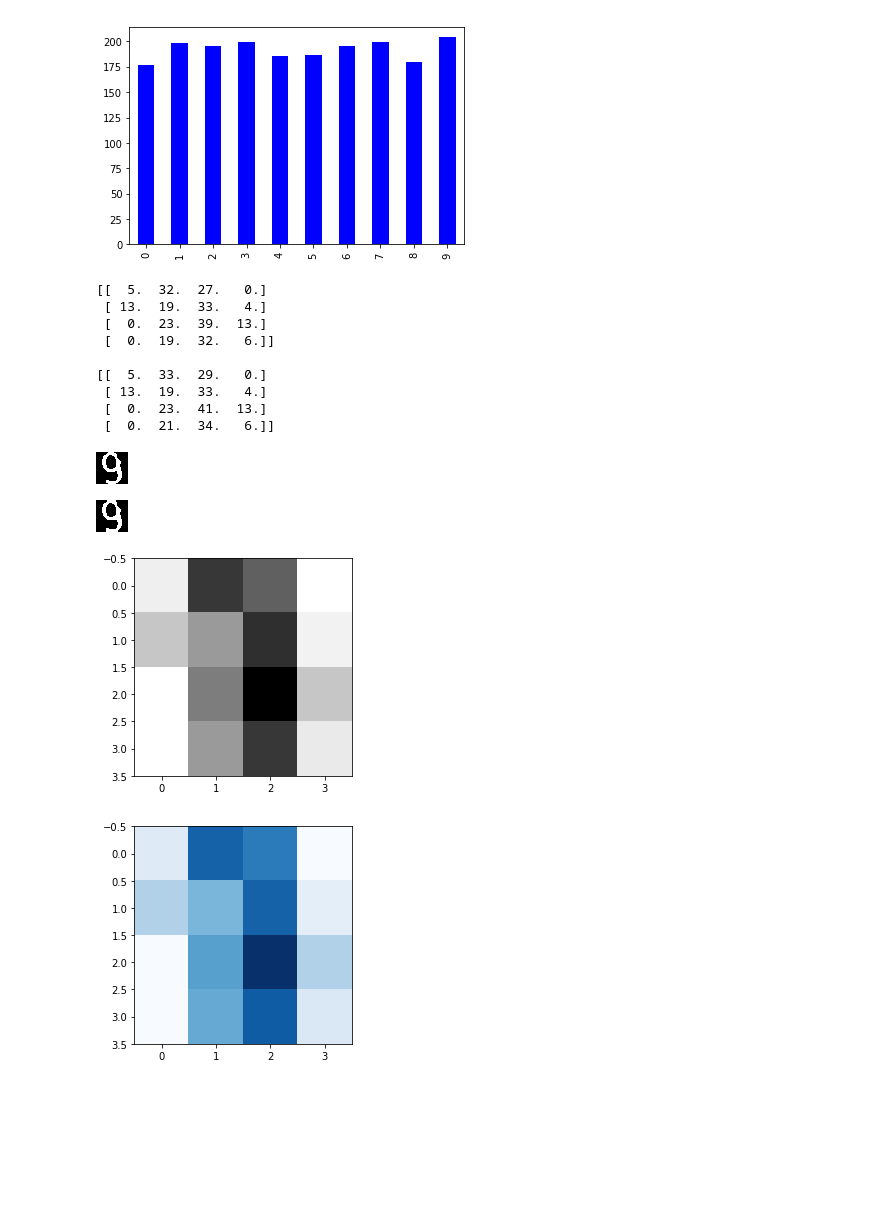
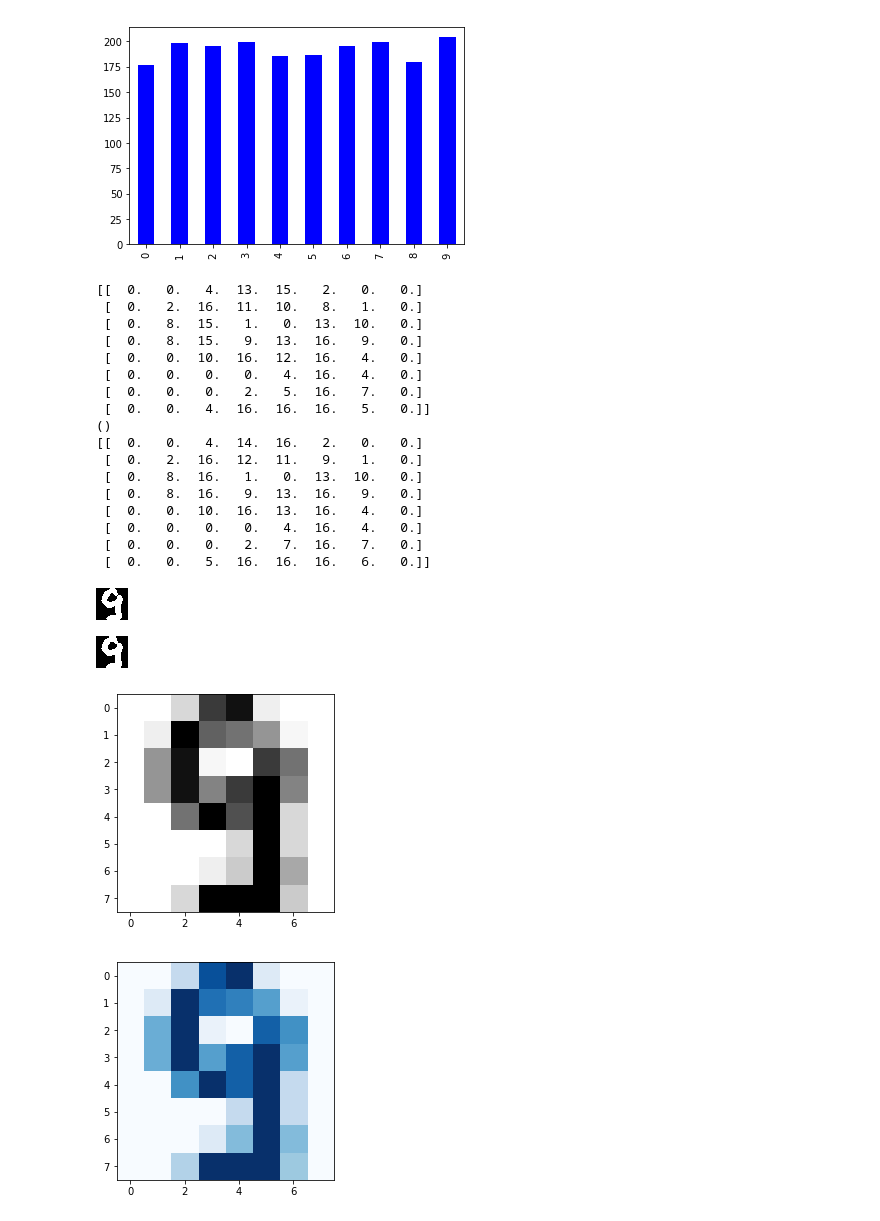
Before and after one commit to jsmienk/IML, a Jupyter notebook: notebooks/feature_extraction.ipynb, the cells around one changed output. Cells and saved outputs as stored; diff of their text form; code cells hidden in the pictures; blank space fills up the shorter version.

```diff
--- a/notebooks/feature_extraction.ipynb
+++ b/notebooks/feature_extraction.ipynb
@@ -101,46 +101,54 @@ digit_counts.plot(kind='bar')
 # %%
 # TESTING WEIGHTED MATRIX CREATION
 def get_weighted_matrix(img):
-    COUNT = 4
+    COUNT = 8
     CROP = SIZE / COUNT
     m = np.zeros((COUNT, COUNT))
     for y in range(COUNT):
         for x in range(COUNT):
             part = img.crop(x * CROP, y * CROP, CROP, CROP)
             m[x][y] = (part.getNumpy()[:,:,0] / 255).sum()
     return m.T
 
 
 img_raw = data_sorted.image_raw[1811]
 img = data_sorted.image[1811]
 
 m_raw = get_weighted_matrix(img_raw)
 m = get_weighted_matrix(img)
-print m_raw
-print
-print m
+print(m_raw)
+print()
+print(m)
 
 img_raw.save(disp)
 img.save(disp)
 
 plt.imshow(m_raw, cmap='Greys', interpolation='nearest')
 plt.show()
 plt.imshow(m, cmap='Blues', interpolation='nearest')
 plt.show()
 # %% [output]
-[[  5.  32.  27.   0.]
- [ 13.  19.  33.   4.]
- [  0.  23.  39.  13.]
- [  0.  19.  32.   6.]]
-
-[[  5.  33.  29.   0.]
- [ 13.  19.  33.   4.]
- [  0.  23.  41.  13.]
- [  0.  21.  34.   6.]]
+[[  0.   0.   4.  13.  15.   2.   0.   0.]
+ [  0.   2.  16.  11.  10.   8.   1.   0.]
+ [  0.   8.  15.   1.   0.  13.  10.   0.]
+ [  0.   8.  15.   9.  13.  16.   9.   0.]
+ [  0.   0.  10.  16.  12.  16.   4.   0.]
+ [  0.   0.   0.   0.   4.  16.   4.   0.]
+ [  0.   0.   0.   2.   5.  16.   7.   0.]
+ [  0.   0.   4.  16.  16.  16.   5.   0.]]
+()
+[[  0.   0.   4.  14.  16.   2.   0.   0.]
+ [  0.   2.  16.  12.  11.   9.   1.   0.]
+ [  0.   8.  16.   1.   0.  13.  10.   0.]
+ [  0.   8.  16.   9.  13.  16.   9.   0.]
+ [  0.   0.  10.  16.  13.  16.   4.   0.]
+ [  0.   0.   0.   0.   4.  16.   4.   0.]
+ [  0.   0.   0.   2.   7.  16.   7.   0.]
+ [  0.   0.   5.  16.  16.  16.   6.   0.]]
 [figure]
 [figure]
-[figure, old version]
+[figure, new version]
-[figure, old version]
+[figure, new version]
 # %%
 # EXTRACTING FEATURES AND SAVING TO CSV
 features_dict = {
```
Also changed, not shown: parts of 2 cells of this notebook, 3 other files.
